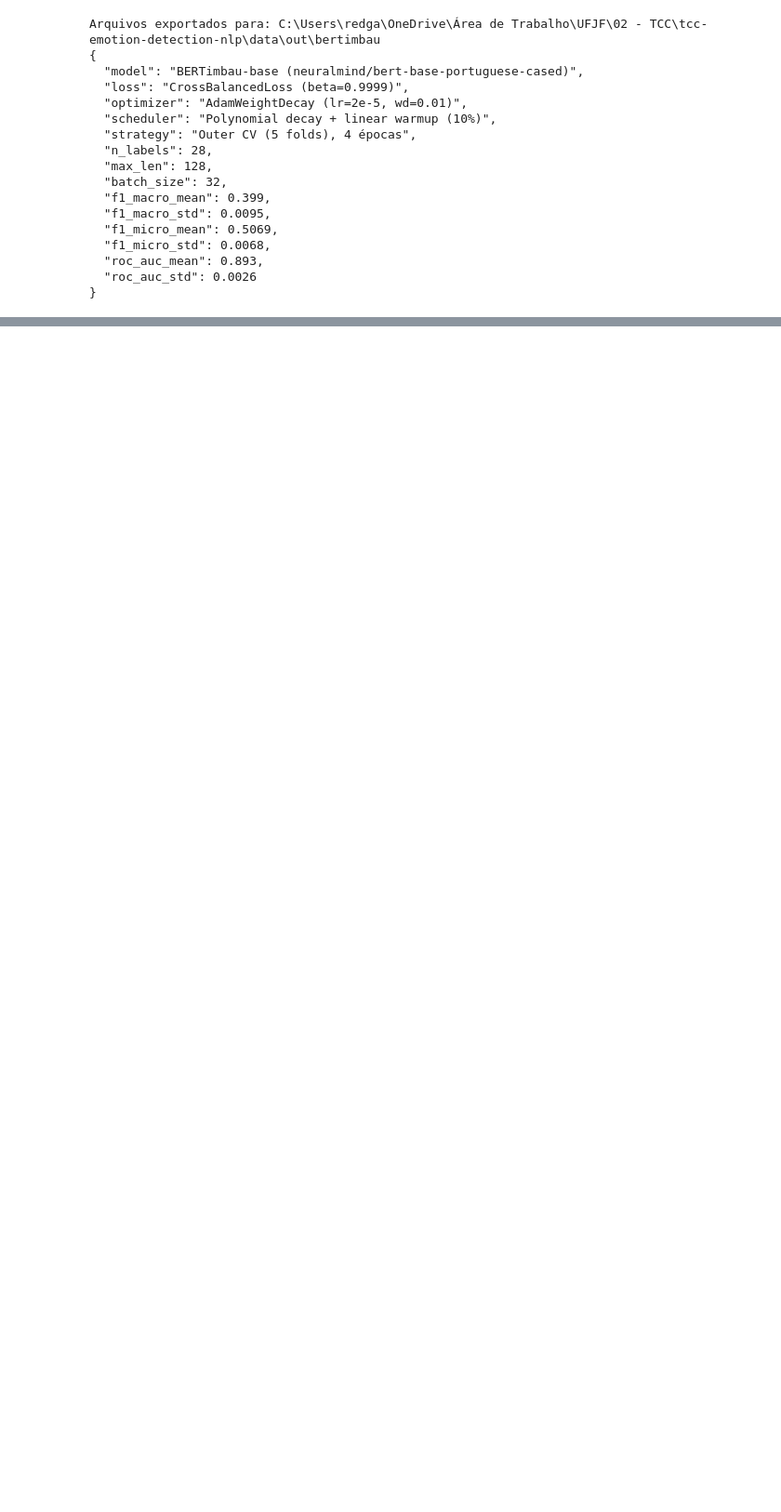
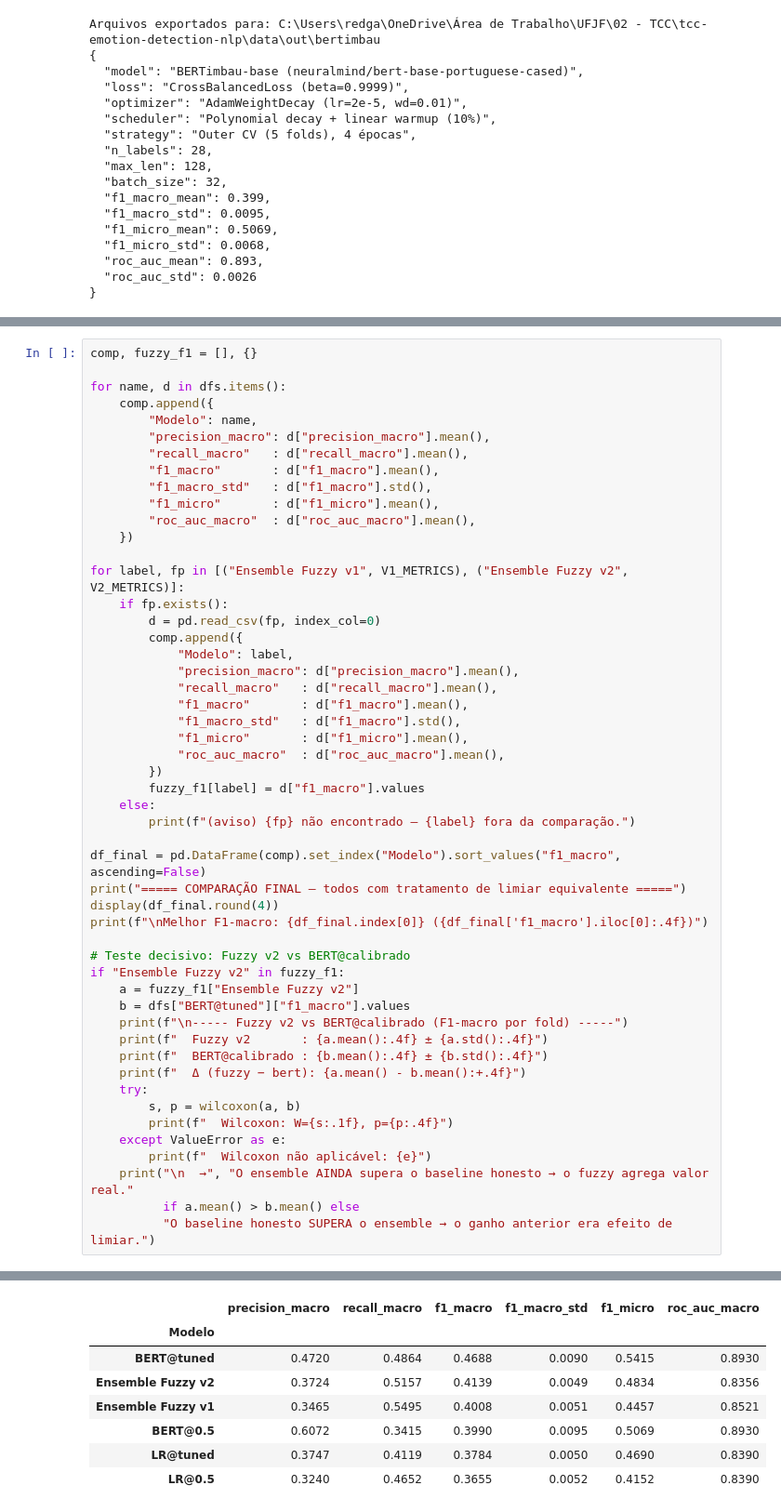
Before and after one commit to LuanBarbs/tcc-emotion-detection-nlp, a Jupyter notebook: src/baseline_BERT.ipynb, the cells around one changed output, grey strips where cells are left out. Shown at 93% size. Saved outputs shown, nothing was run; the diff lists cells and outputs as text; blank space fills up the shorter version.

```diff
--- a/src/baseline_BERT.ipynb
+++ b/src/baseline_BERT.ipynb
@@ -976,0 +1319,52 @@ Arquivos exportados para: C:\Users\redga\OneDrive\Área de Trabalho\UFJF\02 - TC
+# %%
+comp, fuzzy_f1 = [], {}
+
+for name, d in dfs.items():
+    comp.append({
+        "Modelo": name,
+        "precision_macro": d["precision_macro"].mean(),
+        "recall_macro"   : d["recall_macro"].mean(),
+        "f1_macro"       : d["f1_macro"].mean(),
+        "f1_macro_std"   : d["f1_macro"].std(),
+        "f1_micro"       : d["f1_micro"].mean(),
+        "roc_auc_macro"  : d["roc_auc_macro"].mean(),
+    })
+
+for label, fp in [("Ensemble Fuzzy v1", V1_METRICS), ("Ensemble Fuzzy v2", V2_METRICS)]:
+    if fp.exists():
+        d = pd.read_csv(fp, index_col=0)
+        comp.append({
+            "Modelo": label,
+            "precision_macro": d["precision_macro"].mean(),
+            "recall_macro"   : d["recall_macro"].mean(),
+            "f1_macro"       : d["f1_macro"].mean(),
+            "f1_macro_std"   : d["f1_macro"].std(),
+            "f1_micro"       : d["f1_micro"].mean(),
+            "roc_auc_macro"  : d["roc_auc_macro"].mean(),
+        })
+        fuzzy_f1[label] = d["f1_macro"].values
+    else:
+        print(f"(aviso) {fp} não encontrado — {label} fora da comparação.")
+
+df_final = pd.DataFrame(comp).set_index("Modelo").sort_values("f1_macro", ascending=False)
+print("===== COMPARAÇÃO FINAL — todos com tratamento de limiar equivalente =====")
+display(df_final.round(4))
+print(f"\nMelhor F1-macro: {df_final.index[0]} ({df_final['f1_macro'].iloc[0]:.4f})")
+
+# Teste decisivo: Fuzzy v2 vs BERT@calibrado
+if "Ensemble Fuzzy v2" in fuzzy_f1:
+    a = fuzzy_f1["Ensemble Fuzzy v2"]
+    b = dfs["BERT@tuned"]["f1_macro"].values
+    print(f"\n----- Fuzzy v2 vs BERT@calibrado (F1-macro por fold) -----")
+    print(f"  Fuzzy v2       : {a.mean():.4f} ± {a.std():.4f}")
+    print(f"  BERT@calibrado : {b.mean():.4f} ± {b.std():.4f}")
+    print(f"  Δ (fuzzy − bert): {a.mean() - b.mean():+.4f}")
+    try:
+        s, p = wilcoxon(a, b)
+        print(f"  Wilcoxon: W={s:.1f}, p={p:.4f}")
+    except ValueError as e:
+        print(f"  Wilcoxon não aplicável: {e}")
+    print("\n  →", "O ensemble AINDA supera o baseline honesto → o fuzzy agrega valor real."
+          if a.mean() > b.mean() else
+          "O baseline honesto SUPERA o ensemble → o ganho anterior era efeito de limiar.")
+# %% [output]
@@ -976,0 +1372,8 @@ Arquivos exportados para: C:\Users\redga\OneDrive\Área de Trabalho\UFJF\02 - TC
+|  | precision_macro | recall_macro | f1_macro | f1_macro_std | f1_micro | roc_auc_macro |
+| Modelo |  |  |  |  |  |  |
+| BERT@tuned | 0.4720 | 0.4864 | 0.4688 | 0.0090 | 0.5415 | 0.8930 |
+| Ensemble Fuzzy v2 | 0.3724 | 0.5157 | 0.4139 | 0.0049 | 0.4834 | 0.8356 |
+| Ensemble Fuzzy v1 | 0.3465 | 0.5495 | 0.4008 | 0.0051 | 0.4457 | 0.8521 |
+| BERT@0.5 | 0.6072 | 0.3415 | 0.3990 | 0.0095 | 0.5069 | 0.8930 |
+| LR@tuned | 0.3747 | 0.4119 | 0.3784 | 0.0050 | 0.4690 | 0.8390 |
+| LR@0.5 | 0.3240 | 0.4652 | 0.3655 | 0.0052 | 0.4152 | 0.8390 |
```
Also changed, not shown: parts of 9 cells of this notebook, 21 other files.
